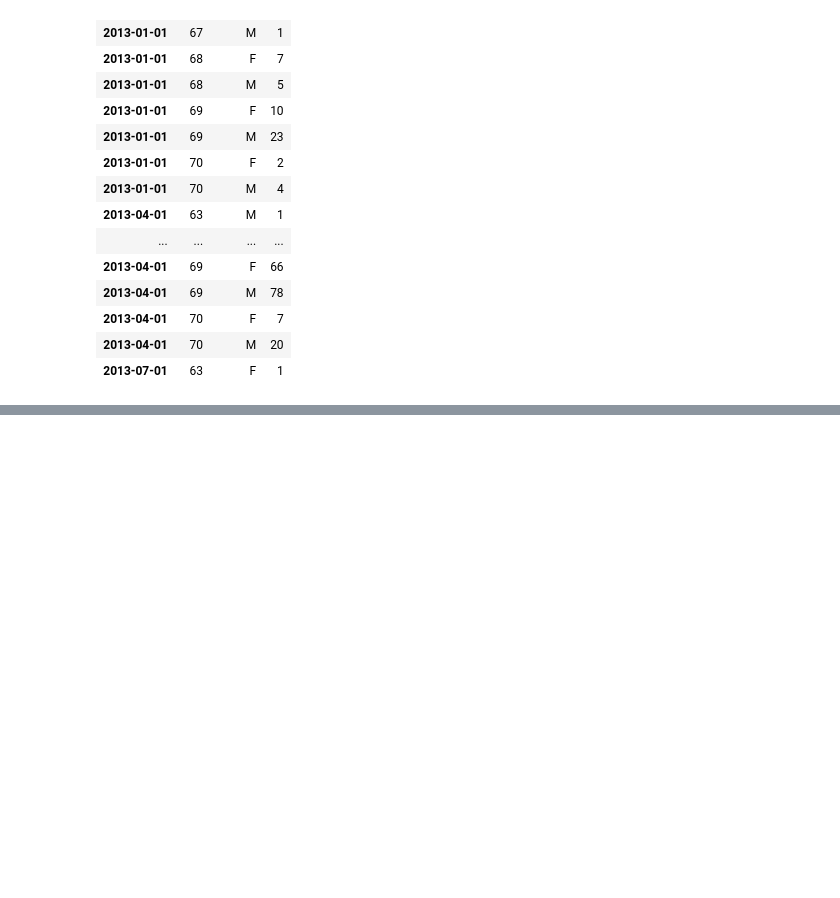
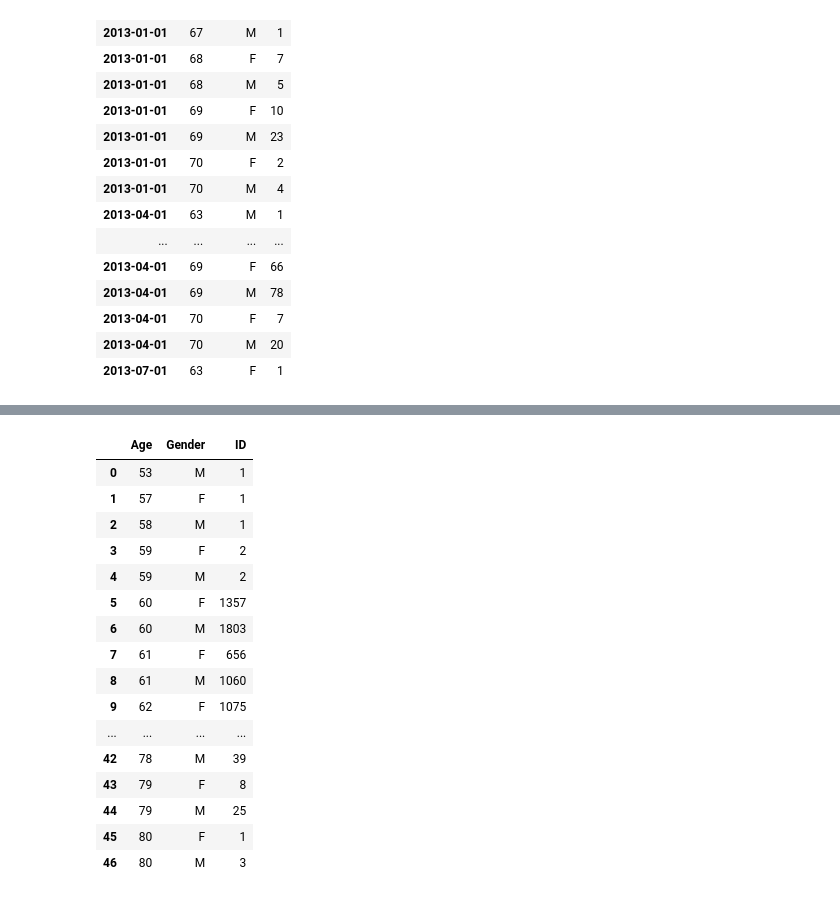
Before and after one commit to raku43/MScDACapstone, a Jupyter notebook: MScDA_Capstone.ipynb, the cells around one changed output, grey strips where cells are left out. Saved outputs shown, nothing was run; the diff lists cells and outputs as text; code cells hidden in the pictures; blank space fills up the shorter version.

```diff
--- a/MScDA_Capstone.ipynb
+++ b/MScDA_Capstone.ipynb
@@ -1464,0 +1511,21 @@ ax.legend();
+# %%
+df_timeseriesml = dfcolraw.groupby(['Age','Gender'])['ID'].count().reset_index()
+df_timeseriesml
+# %% [output]
+|  | Age | Gender | ID |
+| 0 | 53 | M | 1 |
+| 1 | 57 | F | 1 |
+| 2 | 58 | M | 1 |
+| 3 | 59 | F | 2 |
+| 4 | 59 | M | 2 |
+| 5 | 60 | F | 1357 |
+| 6 | 60 | M | 1803 |
+| 7 | 61 | F | 656 |
+| 8 | 61 | M | 1060 |
+| 9 | 62 | F | 1075 |
+| ... | ... | ... | ... |
+| 42 | 78 | M | 39 |
+| 43 | 79 | F | 8 |
+| 44 | 79 | M | 25 |
+| 45 | 80 | F | 1 |
+| 46 | 80 | M | 3 |
```
Also changed, not shown: parts of 67 cells of this notebook.
